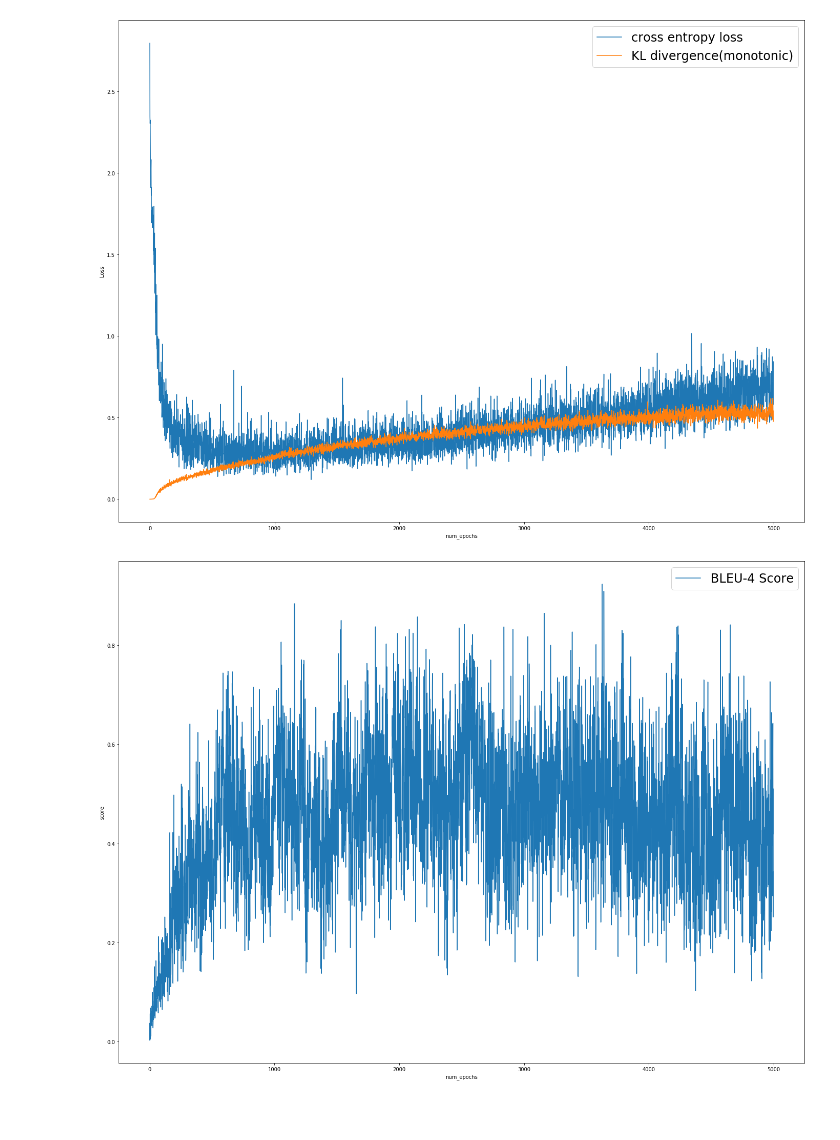
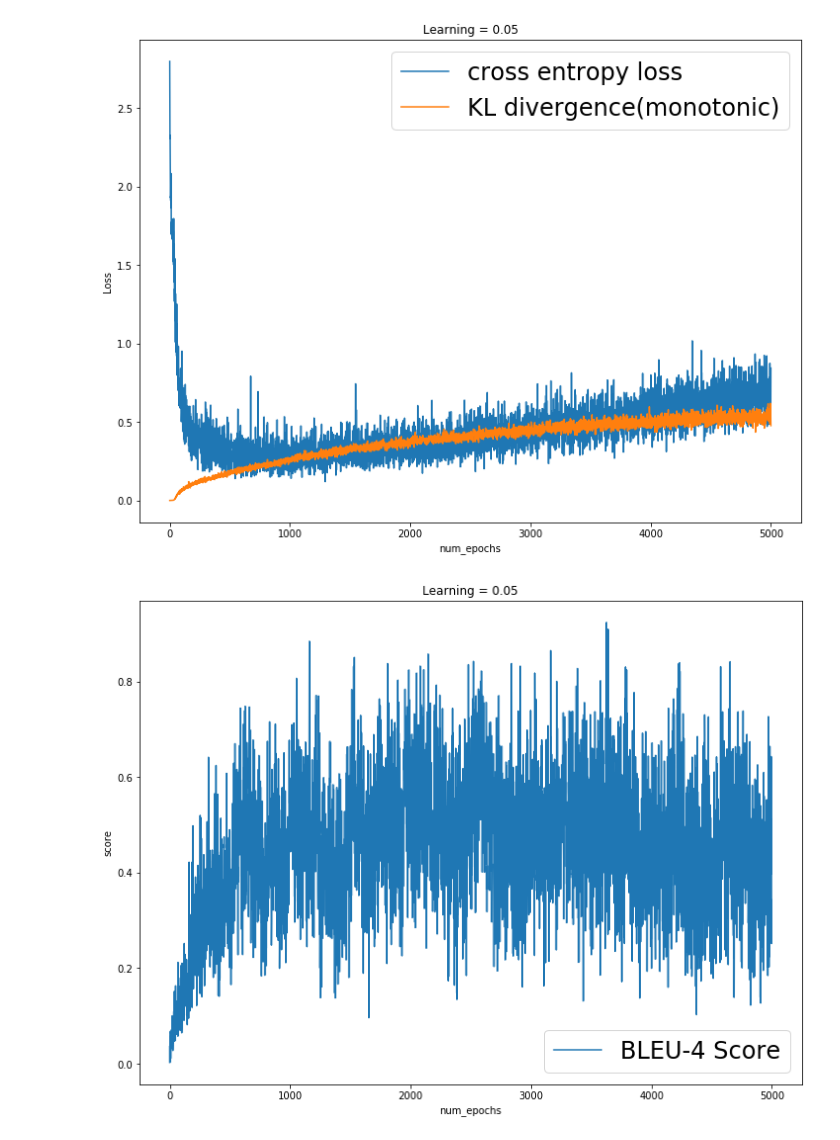
Before and after one commit to tl32rodan/Deep_Learning_Lab_4-Conditional_Sequence_to_Sequence_VAE, a Jupyter notebook: source_code/Testing.ipynb, the cells around one changed output. Saved outputs shown, nothing was run; the diff lists cells and outputs as text; code cells hidden in the pictures; blank space fills up the shorter version.

```diff
--- a/source_code/Testing.ipynb
+++ b/source_code/Testing.ipynb
@@ -78,7 +78,8 @@ ce_list = torch.load('./loss_lists/ce_loss/ce_mono_0816')
 kld_list = torch.load('./loss_lists/kld_loss/kld_mono_0816')
 bleu = torch.load('./loss_lists/bleu_list/bleu_mono_0816')
 # %%
-plt.figure(figsize=(24,18))
+plt.figure(figsize=(12,9))
+plt.title('Learning = 0.05')
 plt.plot(ce_list, label='cross entropy loss')
 plt.plot(kld_list, label='KL divergence(monotonic)')
 plt.xlabel('num_epochs')
@@ -86,13 +87,14 @@ plt.ylabel('Loss')
 plt.legend(fontsize=24)
 plt.show()
 # %% [output]
-[figure, old version]
+[figure, new version]
 # %%
-plt.figure(figsize=(24,18))
+plt.figure(figsize=(12,9))
+plt.title('Learning = 0.05')
 plt.plot(bleu, label='BLEU-4 Score')
 plt.xlabel('num_epochs')
 plt.ylabel('score')
 plt.legend(fontsize=24)
 plt.show()
 # %% [output]
-[figure, old version]
+[figure, new version]
```
Also changed, not shown: parts of 2 cells of this notebook.
